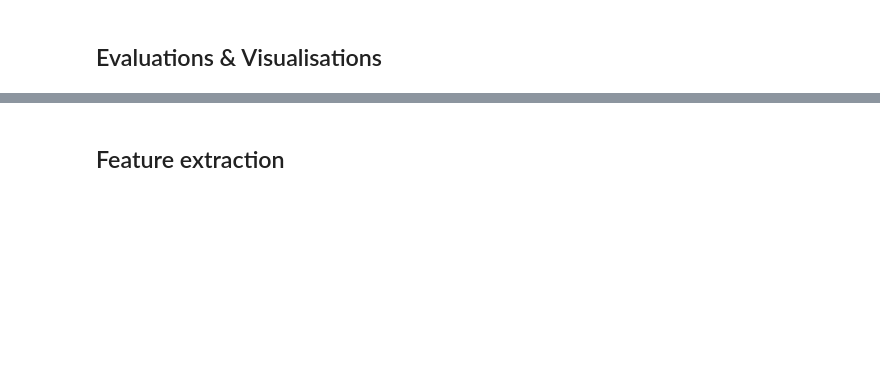
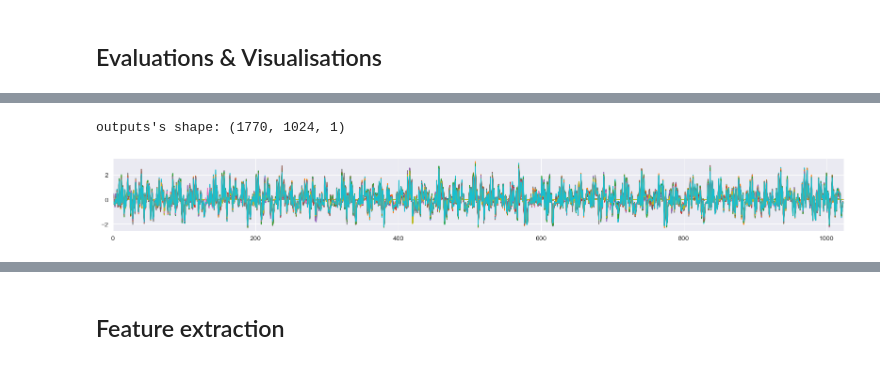
Before and after one commit to Yeganehfrh/EEGModalNet, a Jupyter notebook: notebooks/Debug.ipynb, the cells around one changed output, grey strips where cells are left out. Cells and saved outputs as stored; diff of their text form; code cells hidden in the pictures; blank space fills up the shorter version.

```diff
--- a/notebooks/Debug.ipynb
+++ b/notebooks/Debug.ipynb
@@ -340,0 +336,27 @@ Effective window size : 4.000 (s)
+# %%
+# helper functions for plotting
+def plot_neurons_act(features, across_batch=False, from_to=(20, 40), batch=0, xlim=1024):
+    plt.figure(figsize=(20, 2))
+    if len(features.shape) == 3:
+        if across_batch:
+            for i in range(from_to[0], from_to[1]):
+                plt.plot(features[i, :, 0])
+        else:
+            for i in range(0, features.shape[2]):
+                plt.plot(features[batch, :, i])
+
+    if len(features.shape) == 2:
+        for i in range(from_to[0], from_to[1]):
+            plt.plot(features[i, :])
+    plt.xlim(0, xlim)
+    plt.show()
+# %%
+generator = wgan_gp.generator
+out = keras.Model(generator.model.layers[0].input, generator.model.layers[-1].output)
+features = out(keras.random.normal((len(x), latent_dim), mean=x.mean(), stddev=x.std()))
+features = generator.sub_layer(features, torch.tensor(sub).to('mps')).cpu().detach().numpy()
+print(f"outputs's shape: {features.shape}")
+plot_neurons_act(features, across_batch=True, from_to=(0, 100), xlim=features.shape[1])
+# %% [output]
+outputs's shape: (1770, 1024, 1)
+[figure, added]
```
Also changed, not shown: parts of 15 cells of this notebook.
